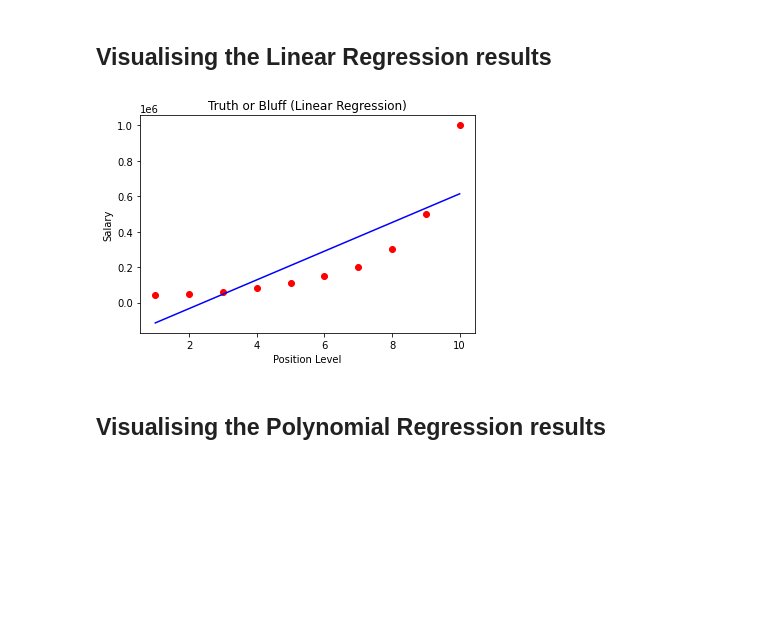
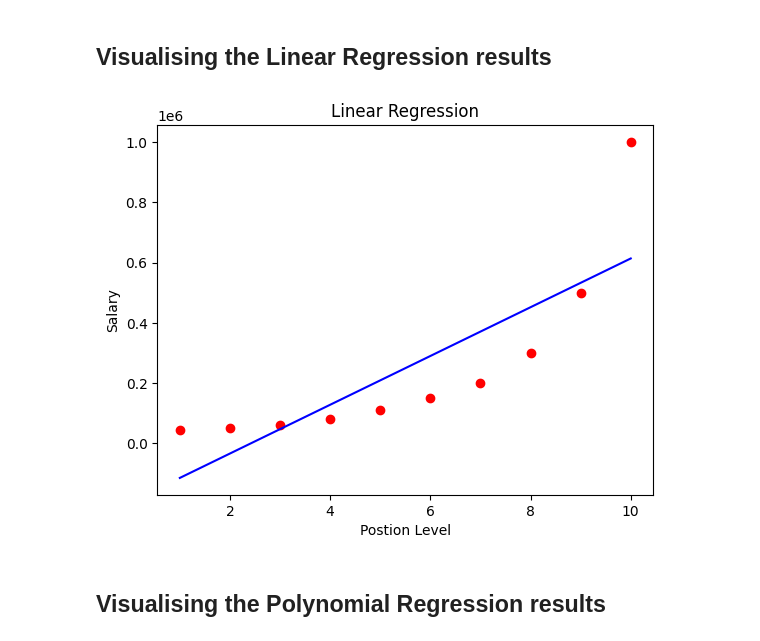
Before and after one commit to RafinEazdan/Machine_Learning, a Jupyter notebook: polynomial_regression.ipynb, the cells around one changed output. Drawn from its saved outputs; the diff is of its cells as text; code cells hidden in the pictures; blank space fills up the shorter version.

```diff
--- a/polynomial_regression.ipynb
+++ b/polynomial_regression.ipynb
@@ -35,14 +35,14 @@ LinearRegression(copy_X=True, fit_intercept=True, n_jobs=None, normalize=False)
 # %% [markdown]
 ## Visualising the Linear Regression results
 # %%
-plt.scatter(X, y, color = 'red')
-plt.plot(X, lin_reg.predict(X), color = 'blue')
-plt.title('Truth or Bluff (Linear Regression)')
-plt.xlabel('Position Level')
+plt.scatter(X, y, color ='red')
+plt.plot(X, lin_reg.predict(X), color= 'blue')
+plt.title('Linear Regression')
+plt.xlabel('Postion Level')
 plt.ylabel('Salary')
 plt.show()
 # %% [output]
-[figure, old version]
+[figure, new version]
 # %% [markdown]
 ## Visualising the Polynomial Regression results
 # %%
```
Also changed, not shown: parts of 6 cells of this notebook.
